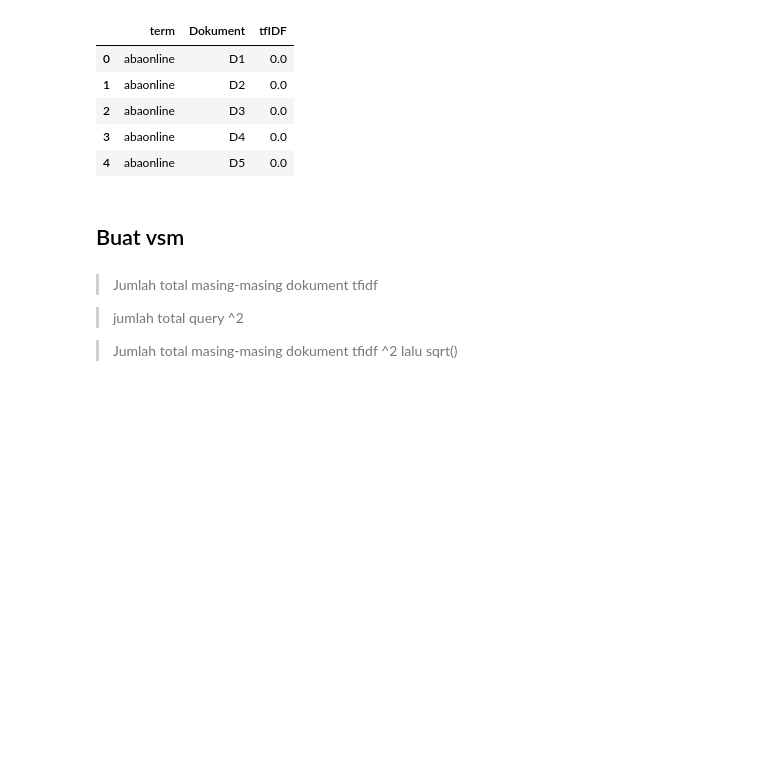
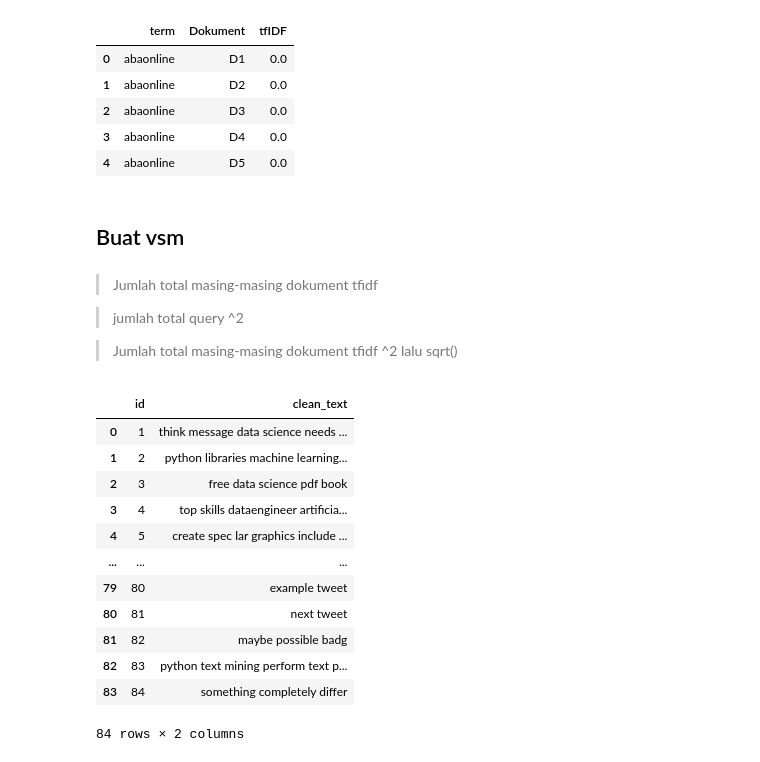
Before and after one commit to ackermanjayjay/tugas-tki, a Jupyter notebook: code/Tugas.ipynb, the cells around one changed output. Drawn from its saved outputs; the diff is of its cells as text; code cells hidden in the pictures; blank space fills up the shorter version.

Commit message:
done vsm buat laporan

```diff
--- a/code/Tugas.ipynb
+++ b/code/Tugas.ipynb
@@ -543,0 +536,24 @@ class Appearance:
+# %%
+# Buat ID
+id={
+  "id":[id for id in range(1,85)]
+}
+nomor_id=pd.DataFrame(id)
+# %%
+df_=pd.concat([nomor_id,korpus],axis=1)
+# %%
+df_
+# %% [output]
+|  | id | clean_text |
+| 0 | 1 | think message data science needs ... |
+| 1 | 2 | python libraries machine learning... |
+| 2 | 3 | free data science pdf book |
+| 3 | 4 | top skills dataengineer artificia... |
+| 4 | 5 | create spec lar graphics include ... |
+| ... | ... | ... |
+| 79 | 80 | example tweet |
+| 80 | 81 | next tweet |
+| 81 | 82 | maybe possible badg |
+| 82 | 83 | python text mining perform text p... |
+| 83 | 84 | something completely differ |
+84 rows × 2 columns
```
Also changed, not shown: parts of 21 cells of this notebook.
